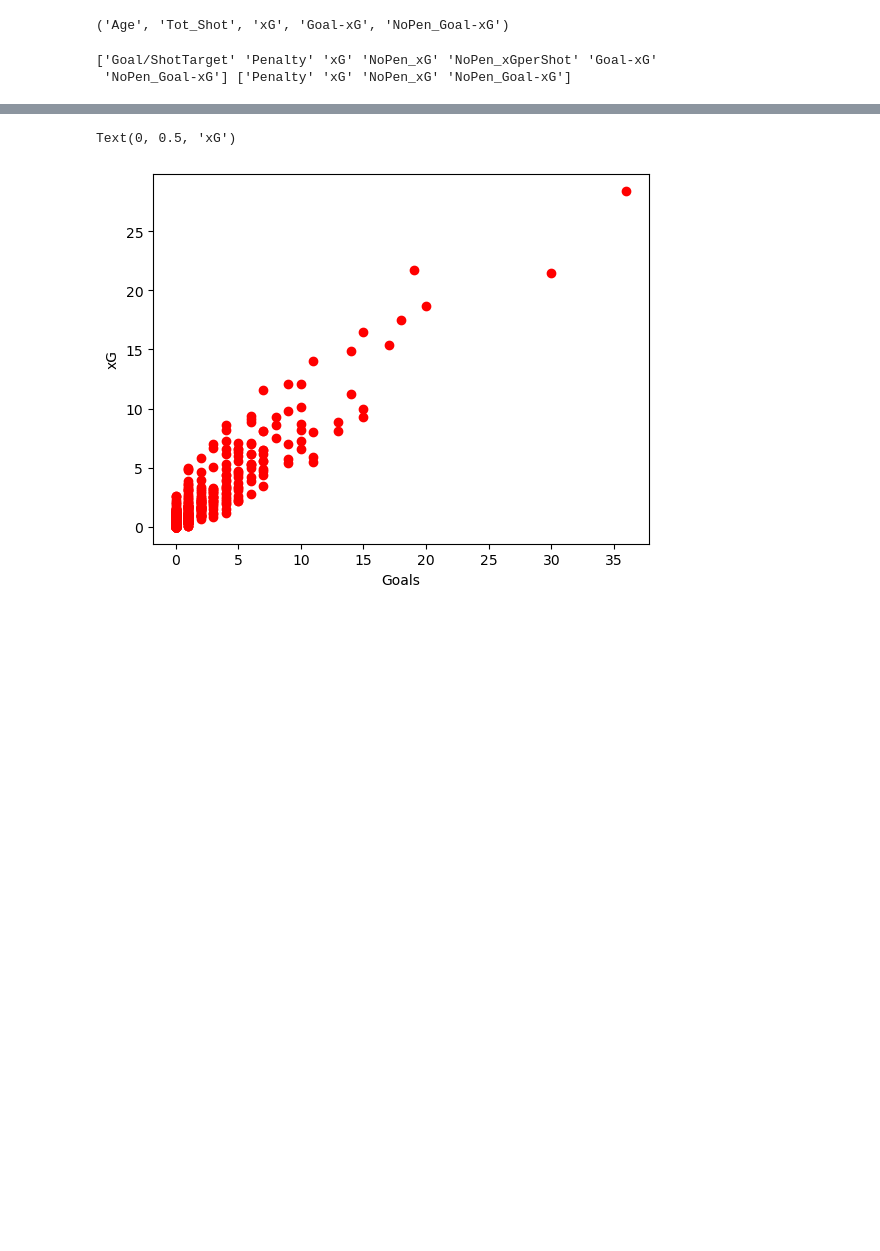
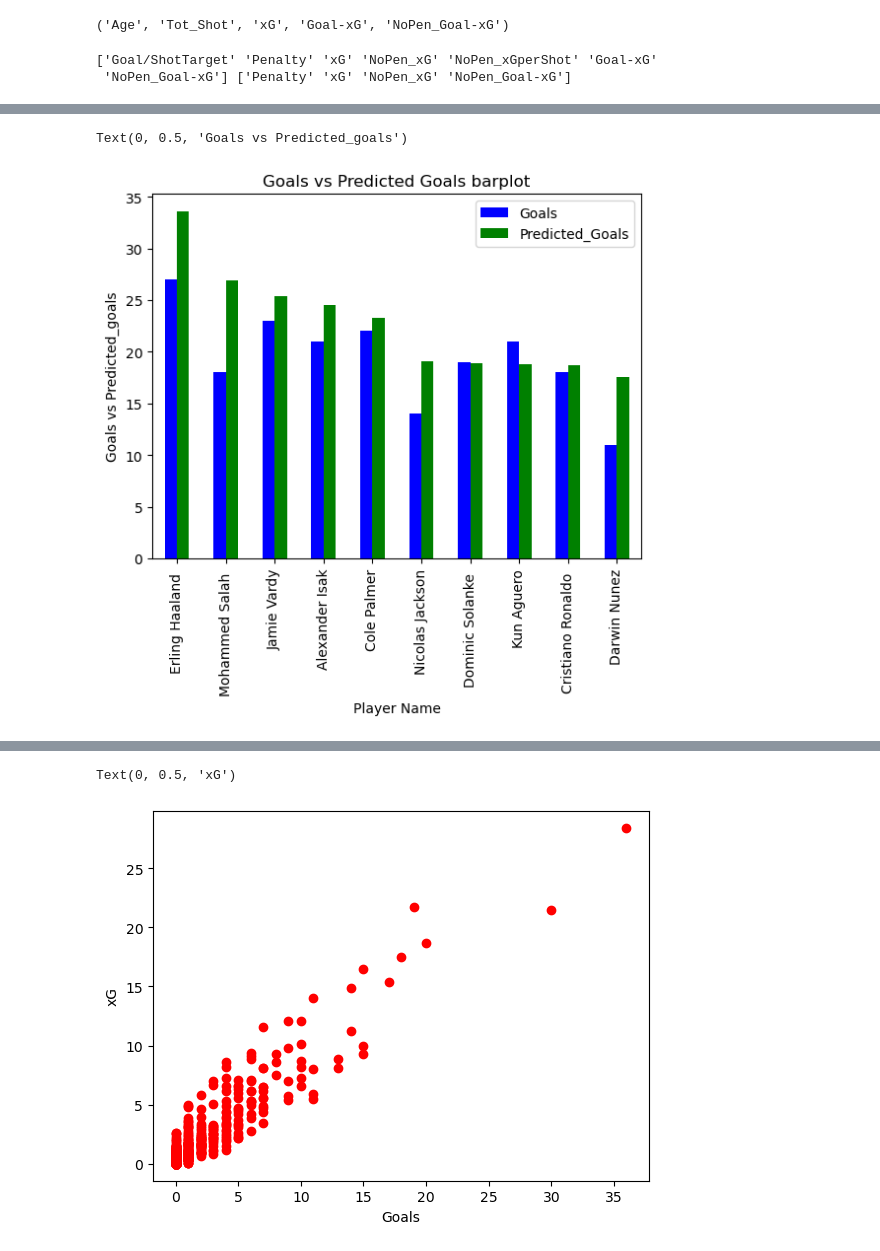
Before and after one commit to cokoli4315/Prem2022-23-data, a Jupyter notebook: Premier_league_top_scorer.ipynb, the cells around one changed output, grey strips where cells are left out. Drawn from its saved outputs; the diff is of its cells as text; code cells hidden in the pictures; blank space fills up the shorter version.

```diff
--- a/Premier_league_top_scorer.ipynb
+++ b/Premier_league_top_scorer.ipynb
@@ -463,3 +448,15 @@ test_dataset
+# %%
+
+test_dataset.head(10).plot(
+    x="Name ", y=["Goals", "Predicted_Goals"], kind="bar", color=['b', 'g']
+)
+
+plt.title("Goals vs Predicted Goals barplot")
+plt.xlabel("Player Name")
+plt.ylabel("Goals vs Predicted_goals")
+# %% [output]
+Text(0, 0.5, 'Goals vs Predicted_goals')
+[figure, added]
 # %%
 x2_test = test_dataset[['Tot_Shot','Shot_On_Target','xG','NonPen_xG']]
 Y2_test = test_dataset.Goals
```
Also changed, not shown: parts of 14 cells of this notebook.
